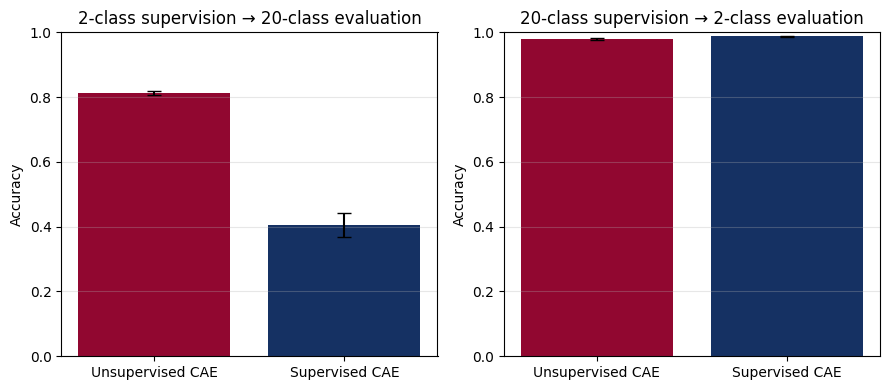
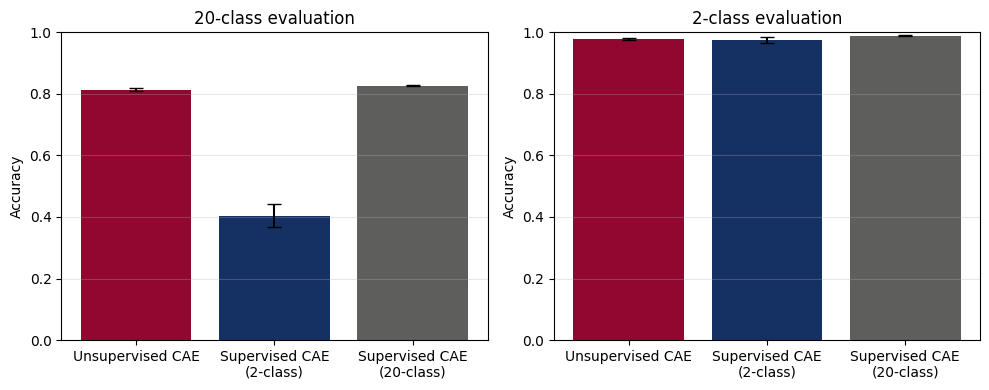
Unified diff of the notebook cell whose output changed from the first chart to the second:
--- before
+++ after
@@ -1,43 +1,43 @@
-# Color mapping (match previous plots)
+import numpy as np
+import matplotlib.pyplot as plt
+
 palette = {
     "unsupervised": "#910730",
-    "supervised": "#153163",
+    "supervised_domain_2class": "#153163",
+    "supervised_full_20class": "#5E5E5D",
 }
 
 label_map = {
     "unsupervised": "Unsupervised CAE",
-    "supervised": "Supervised CAE",
+    "supervised_domain_2class": "Supervised CAE\n(2-class)",
+    "supervised_full_20class": "Supervised CAE\n(20-class)",
 }
 
-# Keep only the two transfer comparisons requested:
 plot_specs = [
     {
-        "title": "2-class supervision → 20-class evaluation",
+        "title": "20-class evaluation",
         "evaluation_task": "full_20class",
-        "rows": [
-            ("unsupervised", "unsupervised"),
-            ("domain_2class", "supervised"),
-        ],
     },
     {
-        "title": "20-class supervision → 2-class evaluation",
+        "title": "2-class evaluation",
         "evaluation_task": "domain_2class",
-        "rows": [
-            ("unsupervised", "unsupervised"),
-            ("full_20class", "supervised"),
-        ],
     },
 ]
 
-fig, axes = plt.subplots(1, 2, figsize=(9, 4), sharey=False)
+feature_sources = [
+    "unsupervised",
+    "supervised_domain_2class",
+    "supervised_full_20class",
+]
+
+fig, axes = plt.subplots(1, 2, figsize=(10, 4), sharey=False)
 
 for ax, spec in zip(axes, plot_specs):
     means = []
     stds = []
-    methods = []
 
-    for selection_task, method in spec["rows"]:
+    for feature_source in feature_sources:
         subset = df_cls[
-            (df_cls["selection_task"] == selection_task)
+            (df_cls["feature_source"] == feature_source)
             & (df_cls["evaluation_task"] == spec["evaluation_task"])
         ]
@@ -45,13 +45,18 @@
         means.append(subset["accuracy"].mean() if not subset.empty else np.nan)
         stds.append(subset["accuracy"].std() if len(subset) > 1 else 0.0)
-        methods.append(method)
 
-    x = np.arange(len(methods))
-    colors = [palette[m] for m in methods]
+    x = np.arange(len(feature_sources))
 
-    ax.bar(x, means, yerr=stds, capsize=5, color=colors)
+    ax.bar(
+        x,
+        means,
+        yerr=stds,
+        capsize=5,
+        color=[palette[s] for s in feature_sources],
+    )
+
     ax.set_title(spec["title"])
     ax.set_xticks(x)
-    ax.set_xticklabels([label_map[m] for m in methods])
+    ax.set_xticklabels([label_map[s] for s in feature_sources])
     ax.set_ylabel("Accuracy")
     ax.set_ylim(0, 1)

Commit: final_version